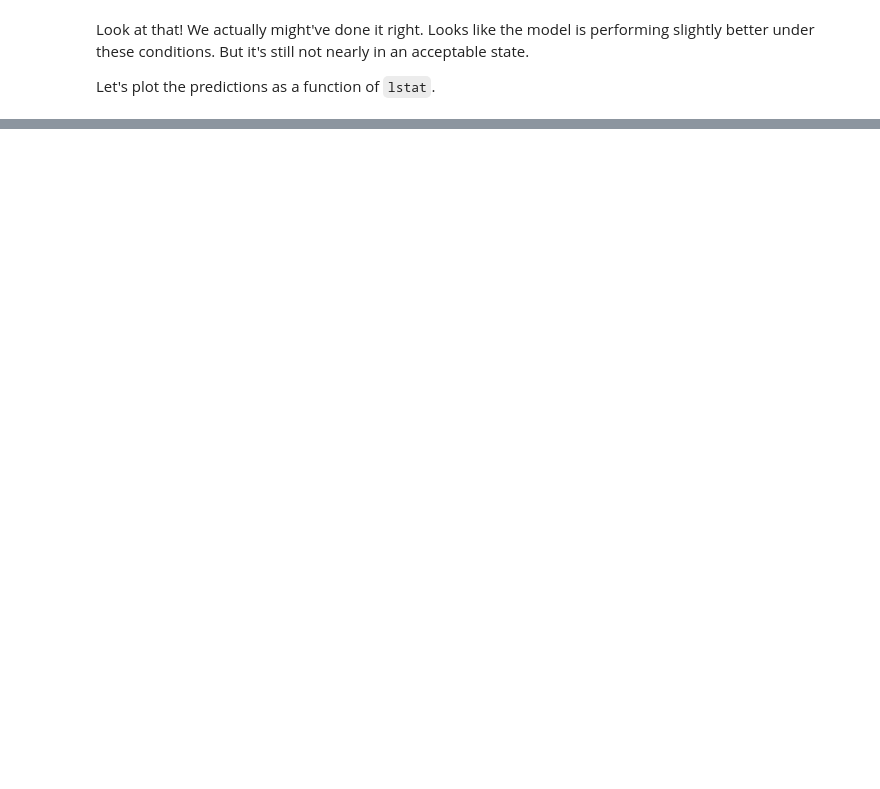
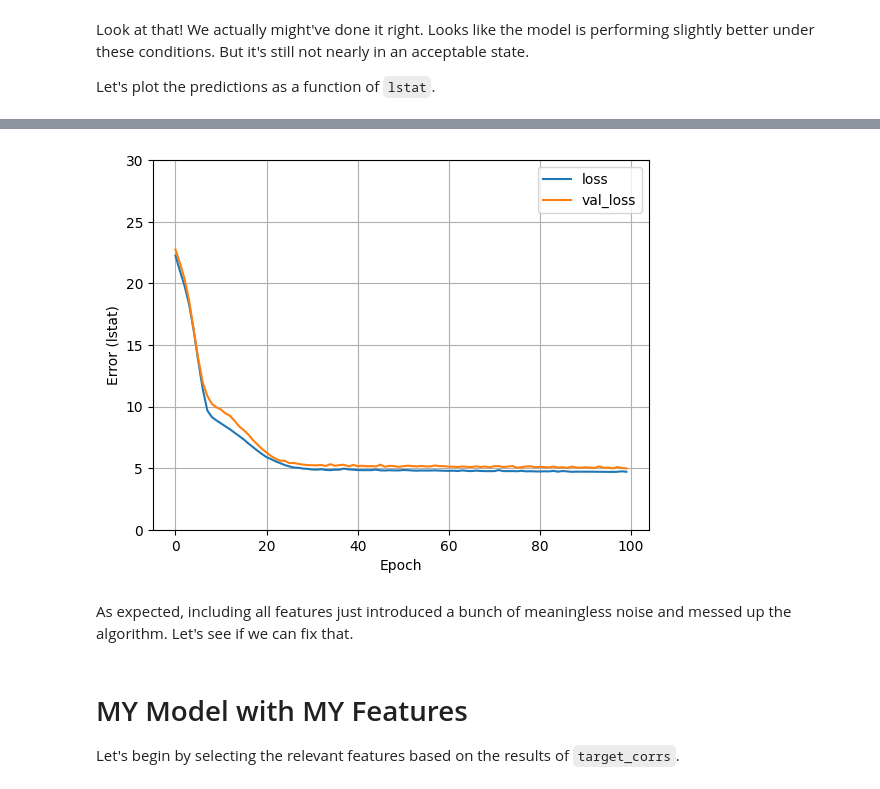
Before and after one commit to crdcamp/ml-learning-linear-regression, a Jupyter notebook: lin_reg_lab_to_tf.ipynb, the cells around one changed output, grey strips where cells are left out. Cells and saved outputs as stored; diff of their text form; code cells hidden in the pictures; blank space fills up the shorter version.

```diff
--- a/lin_reg_lab_to_tf.ipynb
+++ b/lin_reg_lab_to_tf.ipynb
@@ -439,0 +444,25 @@ We can make it better though. First, let's make the multiple input DNN using all
+# %%
+def build_and_compile_model(norm):
+    model = keras.Sequential([
+        norm,
+        layers.Dense(64, activation="relu", name="layer1"),
+        layers.Dense(64, activation="relu", name="layer2"),
+        layers.Dense(1, name="output_layer")
+    ], name="all_features_dnn_lstat_model")
+
+    model.compile(loss="mean_absolute_error",
+                  optimizer=keras.optimizers.Adam(0.001))
+    return model
+
+dnn_lstat_model = build_and_compile_model(lstat_normalizer)
+all_features_dnn_model = build_and_compile_model(all_features_normalizer)
+
+history = all_features_dnn_model.fit(
+    train_features,
+    train_labels,
+    validation_split=0.2,
+    verbose=0,
+    epochs=100
+)
+
+all_features_dnn_model.summary()
@@ -439,0 +487,6 @@ We can make it better though. First, let's make the multiple input DNN using all
+# %%
+plot_loss(history)
+# %% [output]
+[figure, added]
+# %% [markdown]
+As expected, including all features just introduced a bunch of meaningless noise and messed up the algorithm. Let's see if we can fix that.
@@ -439,0 +497,4 @@ We can make it better though. First, let's make the multiple input DNN using all
+# %% [markdown]
+# MY Model with MY Features
+
+Let's begin by selecting the relevant features based on the results of `target_corrs`.
```
Also changed, not shown: parts of 20 cells of this notebook.
